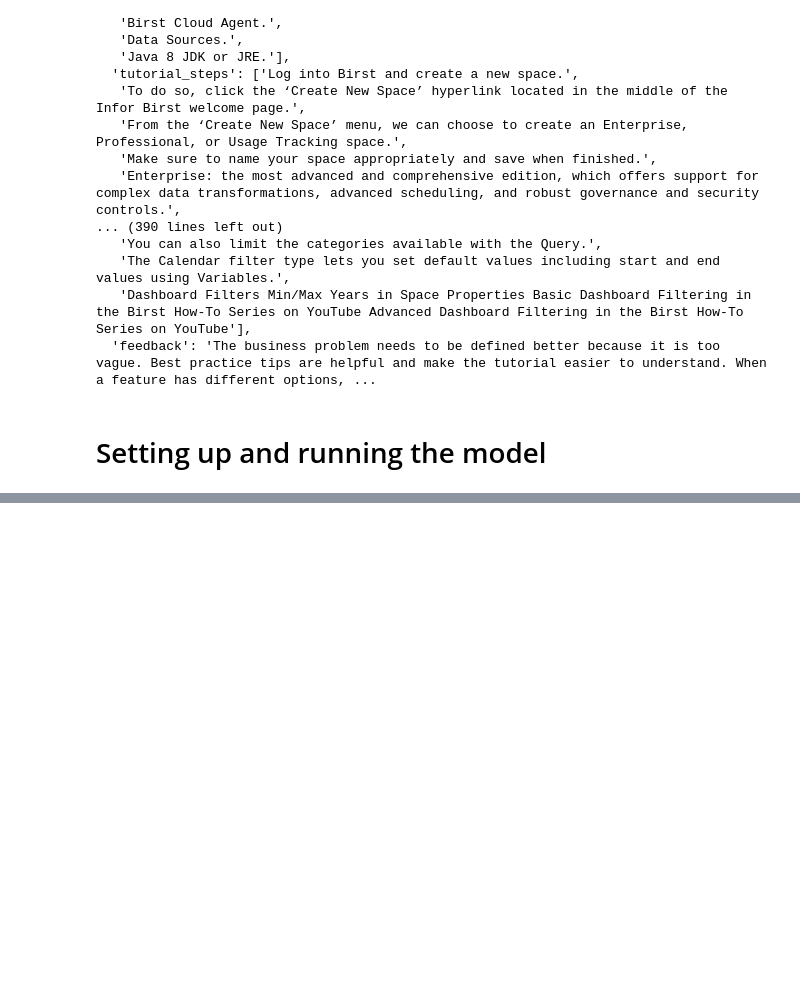
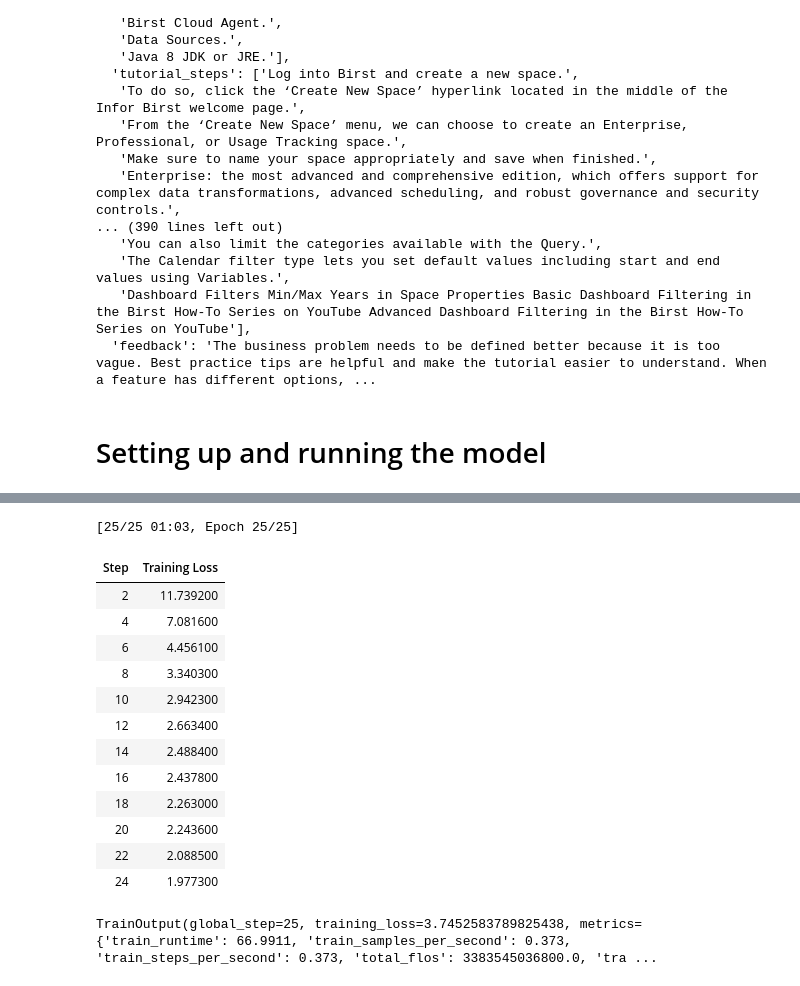
Before and after one commit to mhan1024/InDevA, a Jupyter notebook: InDevA.ipynb, the cells around one changed output, grey strips where cells are left out. Saved outputs shown, nothing was run; the diff lists cells and outputs as text; code cells hidden in the pictures; blank space fills up the shorter version.

```diff
--- a/InDevA.ipynb
+++ b/InDevA.ipynb
@@ -486,0 +496,48 @@ Special tokens have been added in the vocabulary, make sure the associated word
+# %%
+# Load the tokenizer and model
+tokenizer = T5Tokenizer.from_pretrained('t5-small', legacy=False)
+model = T5ForConditionalGeneration.from_pretrained('t5-small')
+
+# Prepare the pre-training dataset
+pretraining_data = [
+    {
+    'application_title': master_dataset['application_title'],
+    'application_description': master_dataset['application_description']
+    }
+]
+
+pre_dataset = Dataset.from_list(pretraining_data)
+tokenized_pre_dataset = pre_dataset.map(preprocess_pre_data, batched=True)
+
+# Run the model (pre-train)
+pre_training_args = TrainingArguments(
+    output_dir='./results',
+    per_device_train_batch_size=32,
+    num_train_epochs=25,
+    logging_dir='./project_logs',
+    logging_steps=2
+)
+
+pre_trainer = Trainer(
+    model=model,
+    args=pre_training_args,
+    train_dataset=tokenized_pre_dataset,
+)
+
+pre_trainer.train()
+# %% [output]
+[25/25 01:03, Epoch 25/25]
+| Step | Training Loss |
+| 2 | 11.739200 |
+| 4 | 7.081600 |
+| 6 | 4.456100 |
+| 8 | 3.340300 |
+| 10 | 2.942300 |
+| 12 | 2.663400 |
+| 14 | 2.488400 |
+| 16 | 2.437800 |
+| 18 | 2.263000 |
+| 20 | 2.243600 |
+| 22 | 2.088500 |
+| 24 | 1.977300 |
+TrainOutput(global_step=25, training_loss=3.7452583789825438, metrics={'train_runtime': 66.9911, 'train_samples_per_second': 0.373, 'train_steps_per_second': 0.373, 'total_flos': 3383545036800.0, 'tra ...
```
Also changed, not shown: parts of 22 cells of this notebook.
